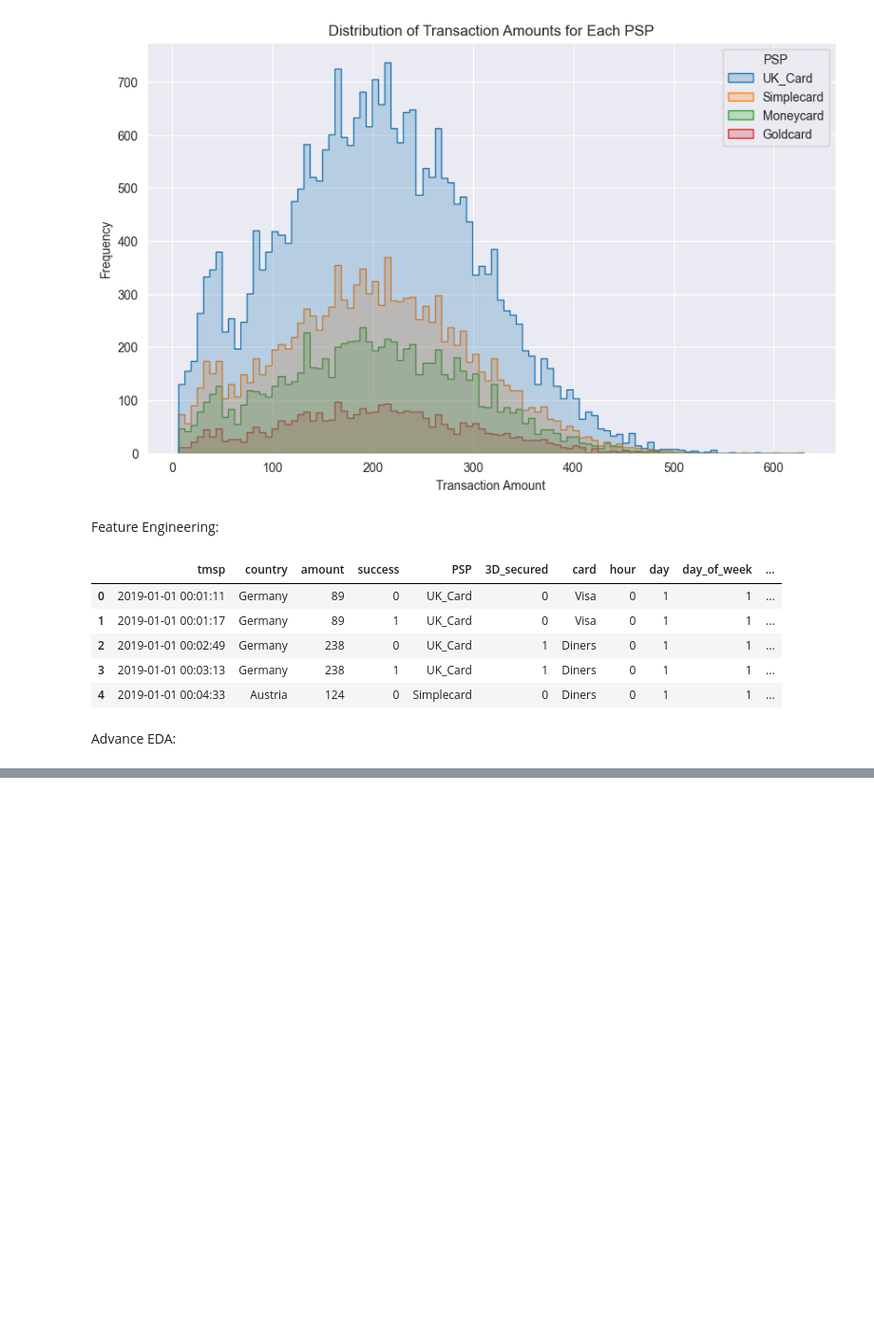
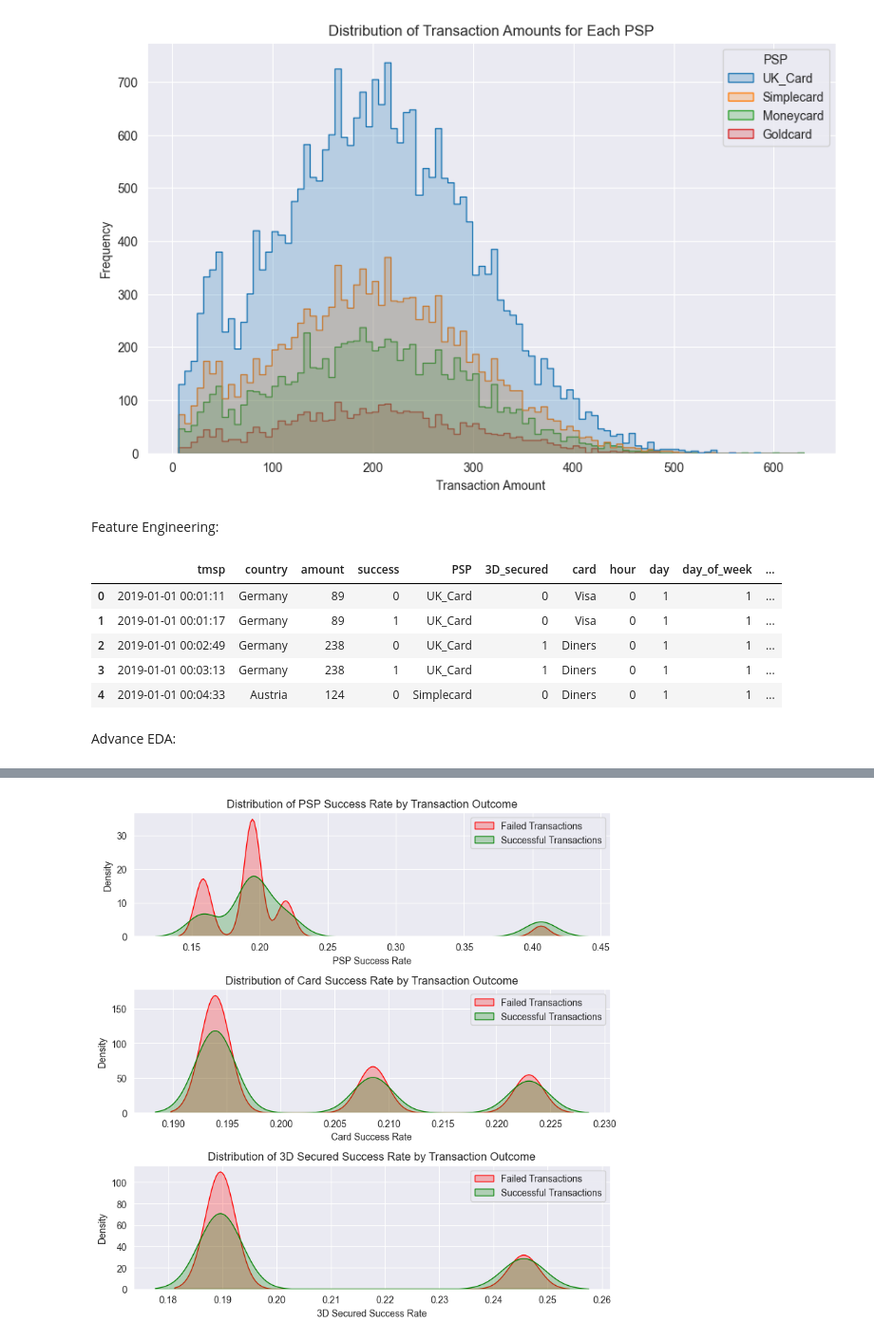
Before and after one commit to ayush1330/Credit_Card_Routing_for_Online_Purchase, a Jupyter notebook: case_study_card_payment.ipynb, the cells around one changed output, grey strips where cells are left out. Shown at 95% size. Drawn from its saved outputs; the diff is of its cells as text; code cells hidden in the pictures; blank space fills up the shorter version.

```diff
--- a/case_study_card_payment.ipynb
+++ b/case_study_card_payment.ipynb
@@ -463,0 +510,65 @@ Advance EDA:
+# %%
+# Initialize the figure
+plt.figure(figsize=(8, 8))
+
+# 1. Distribution of psp_success_rate and its relation with the target variable (success)
+plt.subplot(3, 1, 1)
+sns.kdeplot(
+    data=data[data["success"] == 0]["psp_success_rate"],
+    label="Failed Transactions",
+    fill=True,
+    color="red",
+)
+sns.kdeplot(
+    data=data[data["success"] == 1]["psp_success_rate"],
+    label="Successful Transactions",
+    fill=True,
+    color="green",
+)
+plt.title("Distribution of PSP Success Rate by Transaction Outcome")
+plt.xlabel("PSP Success Rate")
+plt.ylabel("Density")
+plt.legend()
+
+# 2. Distribution of card_success_rate and its correlation with success
+plt.subplot(3, 1, 2)
+sns.kdeplot(
+    data=data[data["success"] == 0]["card_success_rate"],
+    label="Failed Transactions",
+    fill=True,
+    color="red",
+)
+sns.kdeplot(
+    data=data[data["success"] == 1]["card_success_rate"],
+    label="Successful Transactions",
+    fill=True,
+    color="green",
+)
+plt.title("Distribution of Card Success Rate by Transaction Outcome")
+plt.xlabel("Card Success Rate")
+plt.ylabel("Density")
+plt.legend()
+
+# 3. Distribution of secured_success_rate and its impact on success
+plt.subplot(3, 1, 3)
+sns.kdeplot(
+    data=data[data["success"] == 0]["secured_success_rate"],
+    label="Failed Transactions",
+    fill=True,
+    color="red",
+)
+sns.kdeplot(
+    data=data[data["success"] == 1]["secured_success_rate"],
+    label="Successful Transactions",
+    fill=True,
+    color="green",
+)
+plt.title("Distribution of 3D Secured Success Rate by Transaction Outcome")
+plt.xlabel("3D Secured Success Rate")
+plt.ylabel("Density")
+plt.legend()
+
+plt.tight_layout()
+plt.show()
+# %% [output]
+[figure, added]
```
Also changed, not shown: parts of 11 cells of this notebook.
